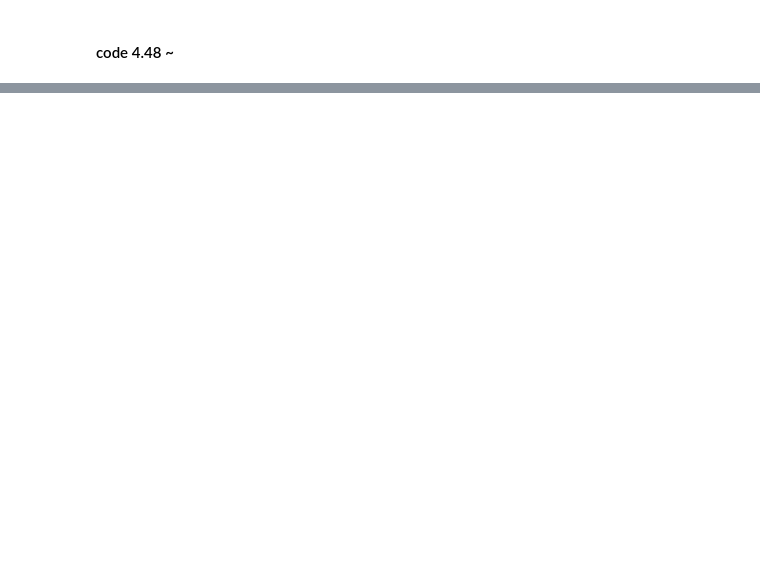
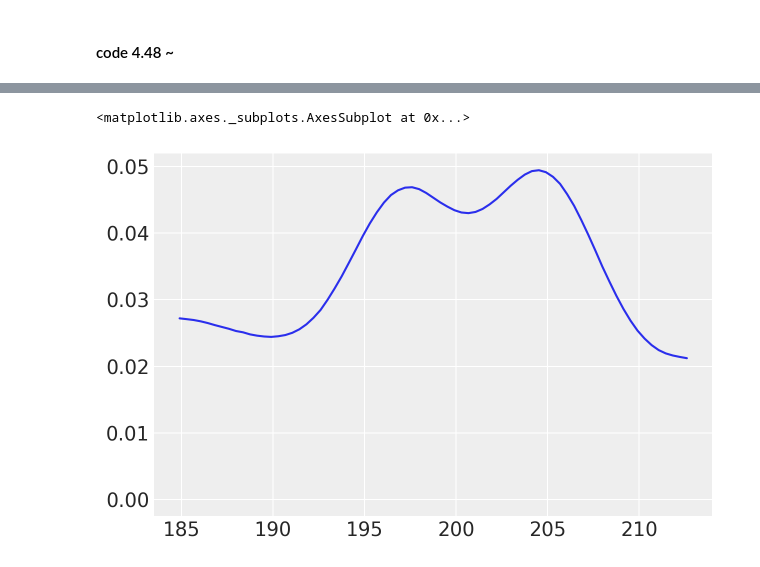
Before and after one commit to ZhengguoGu/resources, a Jupyter notebook: Rethinking/Zhen_practice/Ch4.ipynb, the cells around one changed output, grey strips where cells are left out. Saved outputs shown, nothing was run; the diff lists cells and outputs as text; code cells hidden in the pictures; blank space fills up the shorter version.

```diff
--- a/Rethinking/Zhen_practice/Ch4.ipynb
+++ b/Rethinking/Zhen_practice/Ch4.ipynb
@@ -363,0 +356,4 @@ sampled_posterior.iloc[1,1]
+# %%
+# let wight = 50
+mu_at_50 = sampled_posterior['alpha'] + sampled_posterior['beta'] * 50  #recall that sampled_posterior is sampled from the posterior
+mu_at_50
@@ -363,0 +378,5 @@ sampled_posterior.iloc[1,1]
+# %%
+az.plot_kde(mu_at_50)
+# %% [output]
+<matplotlib.axes._subplots.AxesSubplot at 0x...>
+[figure, added]
```
Also changed, not shown: parts of 26 cells of this notebook.
